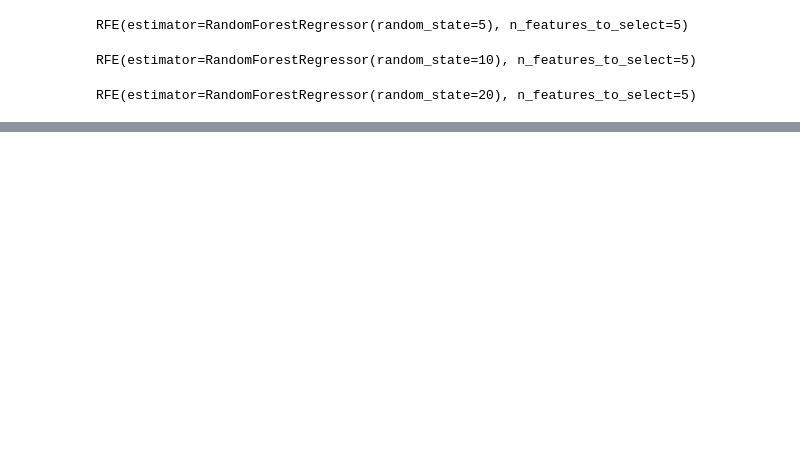
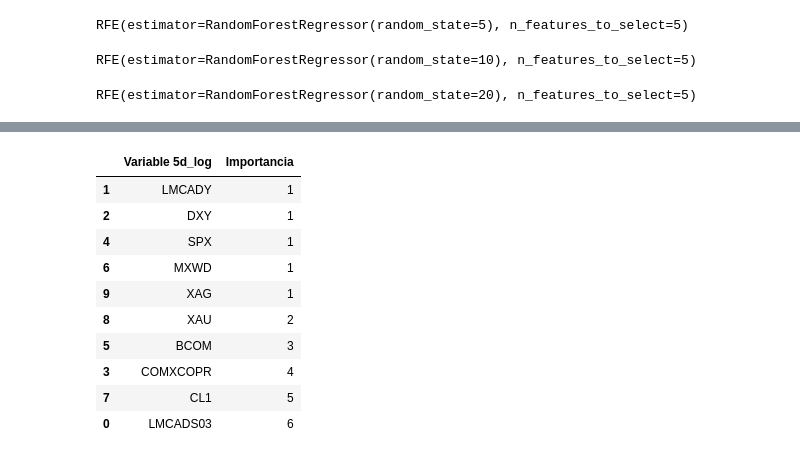
Before and after one commit to f8ac/catalogo-final, a Jupyter notebook: rfe.ipynb, the cells around one changed output, grey strips where cells are left out. Cells and saved outputs as stored; diff of their text form; code cells hidden in the pictures; blank space fills up the shorter version.

```diff
--- a/rfe.ipynb
+++ b/rfe.ipynb
@@ -31,4 +78,8 @@ X_train_20d, X_test_20d, y_train_20d, y_test_20d = train_test_split(features_20d
 rf_5d  = RandomForestRegressor(n_estimators=100, random_state=5)
 rf_10d = RandomForestRegressor(n_estimators=100, random_state=10)
 rf_20d = RandomForestRegressor(n_estimators=100, random_state=20)
+# %%
+rf_5d_log  = RandomForestRegressor(n_estimators=100, random_state=5)
+rf_10d_log = RandomForestRegressor(n_estimators=100, random_state=10)
+rf_20d_log = RandomForestRegressor(n_estimators=100, random_state=20)
 # %%
@@ -93,0 +161,15 @@ selected_features_20d.sort_values(by="Importancia", ascending=True)
+# %%
+selected_features_5d_log = pd.DataFrame({'Variable 5d_log':features_5d_log.columns, 'Importancia':rfe_5d_log.ranking_})
+selected_features_5d_log.sort_values(by="Importancia", ascending=True)
+# %% [output]
+|  | Variable 5d_log | Importancia |
+| 1 | LMCADY | 1 |
+| 2 | DXY | 1 |
+| 4 | SPX | 1 |
+| 6 | MXWD | 1 |
+| 9 | XAG | 1 |
+| 8 | XAU | 2 |
+| 5 | BCOM | 3 |
+| 3 | COMXCOPR | 4 |
+| 7 | CL1 | 5 |
+| 0 | LMCADS03 | 6 |
```
Also changed, not shown: parts of 17 cells of this notebook, 16 other files.
